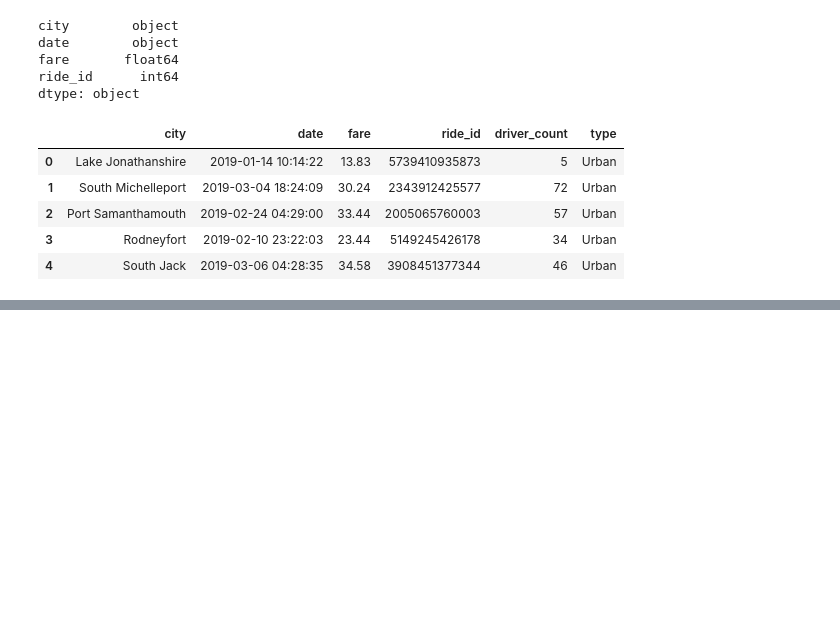
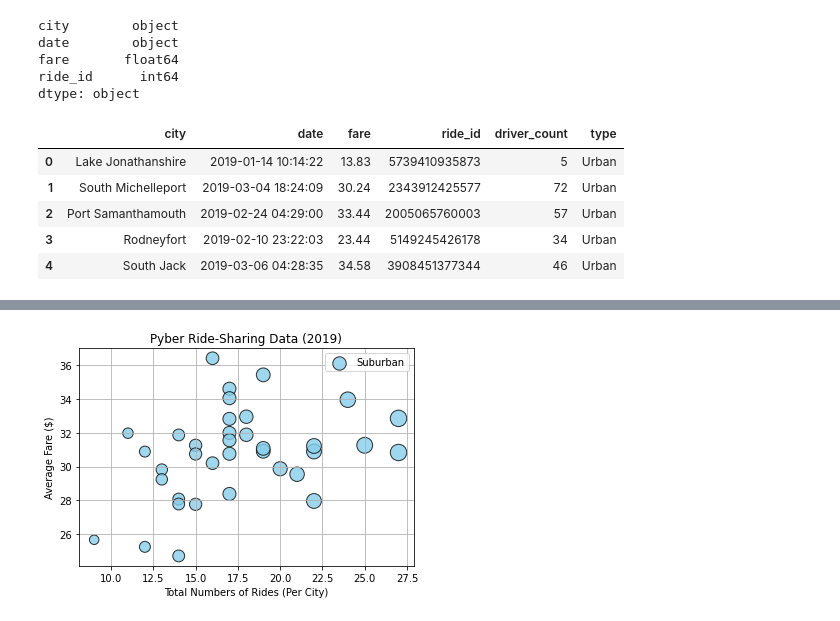
Before and after one commit to alfonsolcorcuera/Pyber_Analysis, a Jupyter notebook: Pyber.ipynb, the cells around one changed output, grey strips where cells are left out. Cells and saved outputs as stored; diff of their text form; code cells hidden in the pictures; blank space fills up the shorter version.

```diff
--- a/Pyber.ipynb
+++ b/Pyber.ipynb
@@ -99,0 +135,15 @@ pyber_data_df.head()
+# %%
+# Build the scatter plots for suburban cities.
+plt.scatter(suburban_ride_count,
+            suburban_avg_fare,
+           s = 10 * suburban_ride_count, c="skyblue",
+           edgecolor = "black", linewidths=1,
+           alpha = 0.8, label="Suburban")
+plt.title("Pyber Ride-Sharing Data (2019)")
+plt.ylabel("Average Fare ($)")
+plt.xlabel("Total Numbers of Rides (Per City)")
+plt.grid(True)
+plt.legend()
+plt.show()
+# %% [output]
+[figure, added]
```
Also changed, not shown: parts of 7 cells of this notebook, 1 other file.
